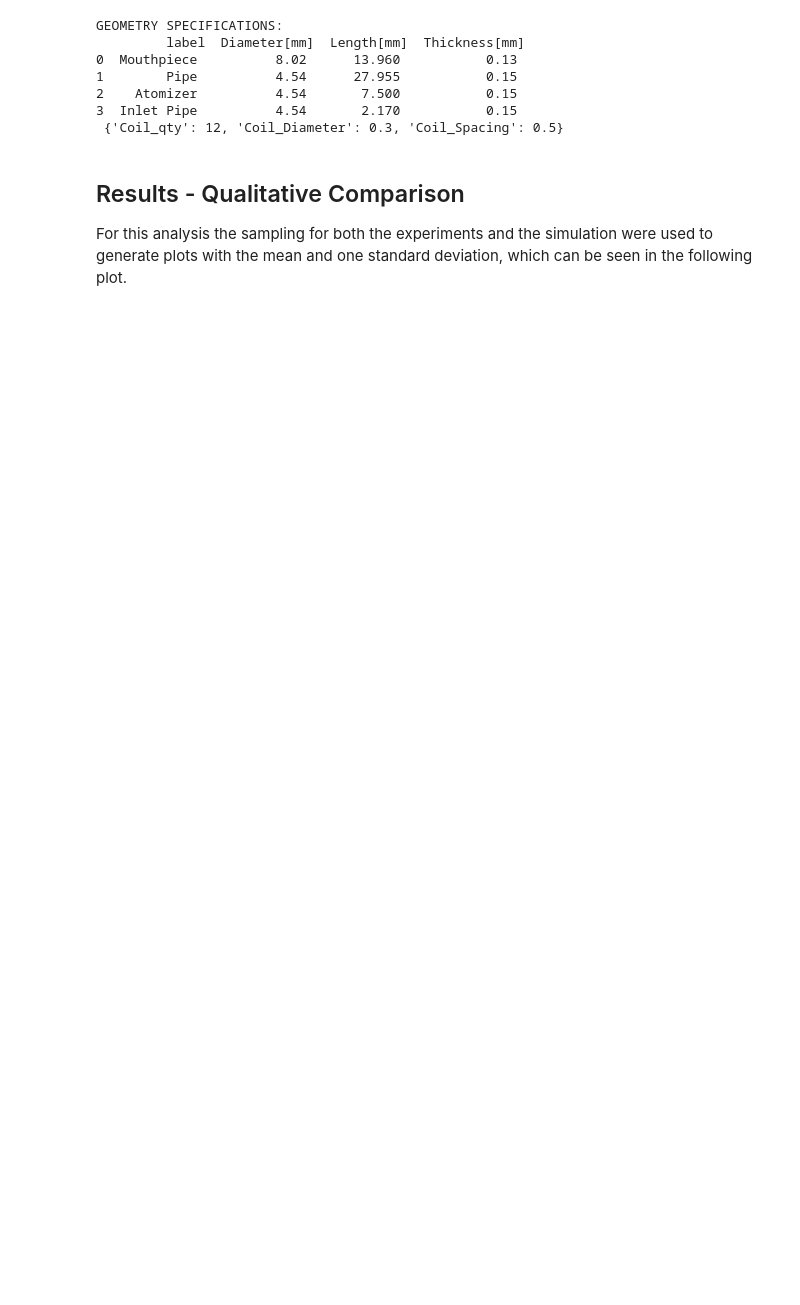
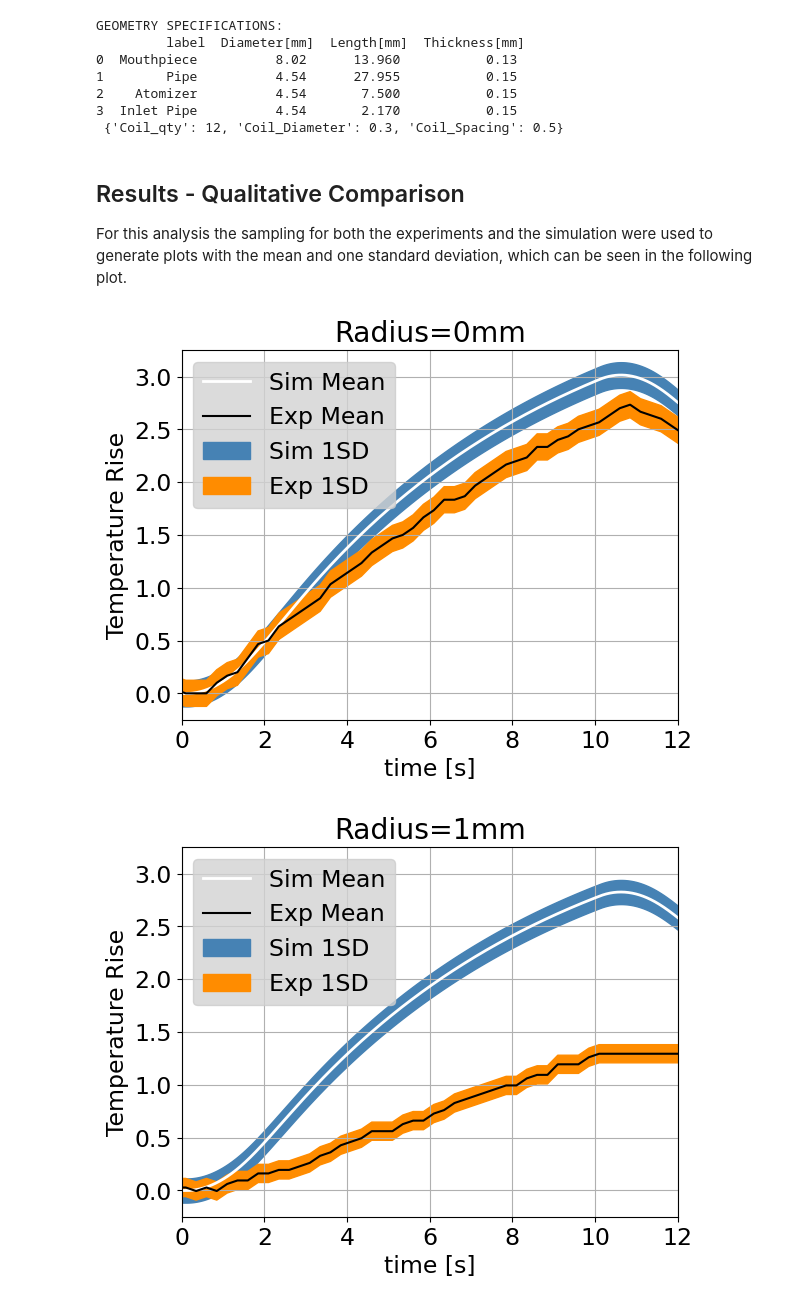
Before and after one commit to plinarodriguez/repro-edds, a Jupyter notebook: hafm/validation/validation.ipynb, the cells around one changed output. Drawn from its saved outputs; the diff is of its cells as text; code cells hidden in the pictures; blank space fills up the shorter version.

```diff
--- a/hafm/validation/validation.ipynb
+++ b/hafm/validation/validation.ipynb
@@ -50,3 +52,41 @@ GEOMETRY SPECIFICATIONS:
 # %% [markdown]
 ## Results - Qualitative Comparison
 For this analysis the sampling for both the experiments and the simulation were used to generate plots with the mean and one standard deviation, which can be seen in the following plot.
+# %%
+points = ['Monitor Point: Mouthpiece1mm0mmTempXdownYZ (Temperature) [K]','Monitor Point: Mouthpiece1mm0mmTempXupYZ (Temperature) [K]','Monitor Point: Mouthpiece1mm0mmTempX0YZ (Temperature) [K]','Monitor Point: Mouthpiece1mm0mmTempX0YupZ (Temperature) [K]','Monitor Point: Mouthpiece1mm0mmTempX0YdownZ (Temperature) [K]','Monitor Point: MouthpieceUp0mmTempzXdownYZ (Temperature) [K]','Monitor Point: MouthpieceUp0mmTempzXupYZup (Temperature) [K]','Monitor Point: MouthpieceUp0mmTempzX0YZup (Temperature) [K]','Monitor Point: MouthpieceUp0mmTempzX0YupZup (Temperature) [K]','Monitor Point: MouthpieceUp0mmTempzX0YdownZup (Temperature) [K]','Monitor Point: MouthpieceDown0mmTempzXdownYZ (Temperature) [K]','Monitor Point: MouthpieceDown0mmTempzXupYZdown (Temperature) [K]','Monitor Point: MouthpieceDown0mmTempzX0YZdown (Temperature) [K]','Monitor Point: MouthpieceDown0mmTempzX0YupZdown (Temperature) [K]','Monitor Point: MouthpieceDown0mmTempzX0YdownZdown (Temperature) [K]']
+meanSamplesP0, stdSamplesP0 = samples10stas(points,tempS1,tempS2,tempS3,tempS4,tempS5,tempS6,tempS7,tempS8,tempS9,tempS10)
+r = 0 # radius for label
+save = 'YES' # 'YES'
+plotexp = 'YES' # 'YES'
+sim_exp_uncertainties(timeE,avg0,u0,l0,tempS1,meanSamplesP0,stdSamplesP0,r,save,plotexp)
+
+points = ['Monitor Point: Mouthpiece1mm1mmTempXdownYZ (Temperature) [K]','Monitor Point: Mouthpiece1mm1mmTempXupYZ (Temperature) [K]','Monitor Point: Mouthpiece1mm1mmTempX0YZ (Temperature) [K]','Monitor Point: Mouthpiece1mm1mmTempX0YupZ (Temperature) [K]','Monitor Point: Mouthpiece1mm1mmTempX0YdownZ (Temperature) [K]','Monitor Point: MouthpieceUp1mmTempzXdownZ (Temperature) [K]','Monitor Point: MouthpieceUp1mmTempzXupYZup (Temperature) [K]','Monitor Point: MouthpieceUp1mmTempzX0YZup (Temperature) [K]','Monitor Point: MouthpieceUp1mmTempzX0YupZup (Temperature) [K]','Monitor Point: MouthpieceUp1mmTempzX0YdownZup (Temperature) [K]','Monitor Point: MouthpieceDown1mmTempzXdownYZ (Temperature) [K]','Monitor Point: MouthpieceDown1mmTempzXupYZdown (Temperature) [K]','Monitor Point: MouthpieceDown1mmTempzX0YZdown (Temperature) [K]','Monitor Point: MouthpieceDown1mmTempzX0YupZdown (Temperature) [K]','Monitor Point: MouthpieceDown1mmTempzX0YdownZdown (Temperature) [K]']
+meanSamplesP1, stdSamplesP1 = samples10stas(points,tempS1,tempS2,tempS3,tempS4,tempS5,tempS6,tempS7,tempS8,tempS9,tempS10)
+r = 1 # radius for label
+save = 'YES' # 'YES'
+plotexp = 'YES' # 'YES'
+sim_exp_uncertainties(timeE,avg1,u1,l1,tempS1,meanSamplesP1,stdSamplesP1,r,save,plotexp)
+
+points = ['Monitor Point: Mouthpiece1mm2mmTempXdownYZ (Temperature) [K]','Monitor Point: Mouthpiece1mm2mmTempXupYZ (Temperature) [K]','Monitor Point: Mouthpiece1mm2mmTempX0YZ (Temperature) [K]','Monitor Point: Mouthpiece1mm2mmTempX0YupZ (Temperature) [K]','Monitor Point: Mouthpiece1mm2mmTempX0YdownZ (Temperature) [K]','Monitor Point: MouthpieceUp2mmTempzXdownYZ (Temperature) [K]','Monitor Point: MouthpieceUp2mmTempzXupYZup (Temperature) [K]','Monitor Point: MouthpieceUp2mmTempzX0YZup (Temperature) [K]','Monitor Point: MouthpieceUp2mmTempzX0YupZup (Temperature) [K]','Monitor Point: MouthpieceUp2mmTempzX0YdownZup (Temperature) [K]','Monitor Point: MouthpieceDown2mmTempzXdownYZ (Temperature) [K]','Monitor Point: MouthpieceDown2mmTempzXupYZdown (Temperature) [K]','Monitor Point: MouthpieceDown2mmTempzX0YZdown (Temperature) [K]','Monitor Point: MouthpieceDown2mmTempzX0YupZdown (Temperature) [K]','Monitor Point: MouthpieceDown2mmTempzX0YdownZdpwm (Temperature) [K]']
+meanSamplesP2, stdSamplesP2 = samples10stas(points,tempS1,tempS2,tempS3,tempS4,tempS5,tempS6,tempS7,tempS8,tempS9,tempS10)
+r = 2 # radius for label
+save = 'YES' # 'YES'
+plotexp = 'YES' # 'YES'
+sim_exp_uncertainties(timeE,avg2,u2,l2,tempS1,meanSamplesP2,stdSamplesP2,r,save,plotexp)
+
+points = ['Monitor Point: Mouthpiece1mm3mmTempXdownYZ (Temperature) [K]','Monitor Point: Mouthpiece1mm3mmTempXupYZ (Temperature) [K]','Monitor Point: Mouthpiece1mm3mmTempX0YZ (Temperature) [K]','Monitor Point: Mouthpiece1mm3mmTempX0YupZ (Temperature) [K]','Monitor Point: Mouthpiece1mm3mmTempX0YdownZ (Temperature) [K]','Monitor Point: MouthpieceUp3mmTempzXdownYZ (Temperature) [K]','Monitor Point: MouthpieceUp3mmTempzXupYZup (Temperature) [K]','Monitor Point: MouthpieceUp3mmTempzX0YZup (Temperature) [K]','Monitor Point: MouthpieceUp3mmTempzX0YupZup (Temperature) [K]','Monitor Point: MouthpieceUp3mmTempzX0YdownZup (Temperature) [K]','Monitor Point: MouthpieceDown3mmTempzXdownYZ (Temperature) [K]','Monitor Point: MouthpieceDown3mmTempzXupYZdown (Temperature) [K]','Monitor Point: MouthpieceDown3mmTempzX0YZdown (Temperature) [K]','Monitor Point: MouthpieceDown3mmTempzX0YupZdown (Temperature) [K]','Monitor Point: MouthpieceDown3mmTempzX0YdownZdown (Temperature) [K]']
+meanSamplesP3, stdSamplesP3 = samples10stas(points,tempS1,tempS2,tempS3,tempS4,tempS5,tempS6,tempS7,tempS8,tempS9,tempS10)
+r = 3 # radius for label
+save = 'YES' # 'YES'
+plotexp = 'NO' # 'YES'
+sim_exp_uncertainties(timeE,avg1,u1,l1,tempS1,meanSamplesP3,stdSamplesP3,r,save,plotexp)
+
+points = ['Monitor Point: Mouthpiece1mm4mmTempXdownYZ (Temperature) [K]','Monitor Point: Mouthpiece1mm4mmTempXupYZ (Temperature) [K]','Monitor Point: Mouthpiece1mm4mmTempX0YZ (Temperature) [K]','Monitor Point: Mouthpiece1mm4mmTempX0YupZ (Temperature) [K]','Monitor Point: Mouthpiece1mm4mmTempX0YdownZ (Temperature) [K]','Monitor Point: MouthpieceUp4mmTempXdownYZ (Temperature) [K]','Monitor Point: MouthpieceUp4mmTempXupYZup (Temperature) [K]','Monitor Point: MouthpieceUp4mmTempX0YZup (Temperature) [K]','Monitor Point: MouthpieceUp4mmTempX0YupZup (Temperature) [K]','Monitor Point: MouthpieceUp4mmTempX0YdownZup (Temperature) [K]','Monitor Point: MouthpieceDown4mmTempzXdownYZ (Temperature) [K]','Monitor Point: MouthpieceDown4mmTempzXupYZdown (Temperature) [K]','Monitor Point: MouthpieceDown4mmTempzX0YZdown (Temperature) [K]','Monitor Point: MouthpieceDown4mmTempzX0YupZdown (Temperature) [K]','Monitor Point: MouthpieceDown4mmTempzX0YdownZdown (Temperature) [K]']
+meanSamplesP4, stdSamplesP4 = samples10stas(points,tempS1,tempS2,tempS3,tempS4,tempS5,tempS6,tempS7,tempS8,tempS9,tempS10)
+r = 4 # radius for label
+save = 'YES' # 'YES'
+plotexp = 'YES' # 'YES'
+sim_exp_uncertainties(timeE,avg4,u4,l4,tempS1,meanSamplesP4,stdSamplesP4,r,save,plotexp)
+# %% [output]
+[figure, added]
+[figure, added]
```
Also changed, not shown: parts of 5 cells of this notebook, 11 other files.
